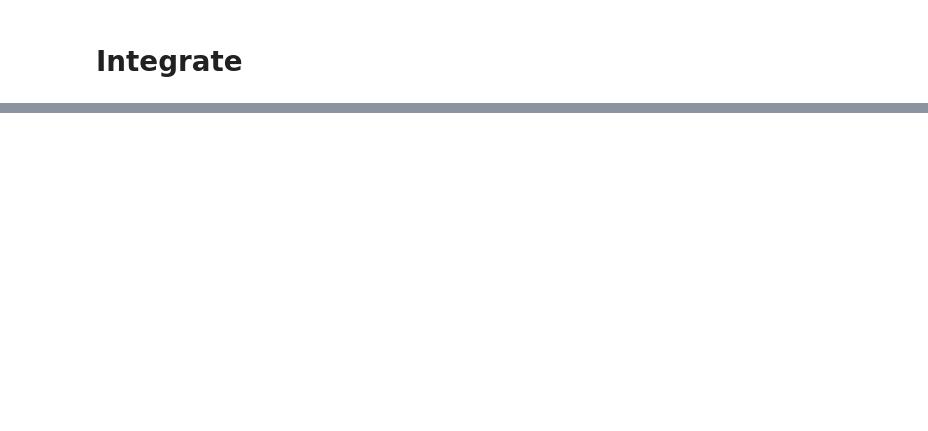
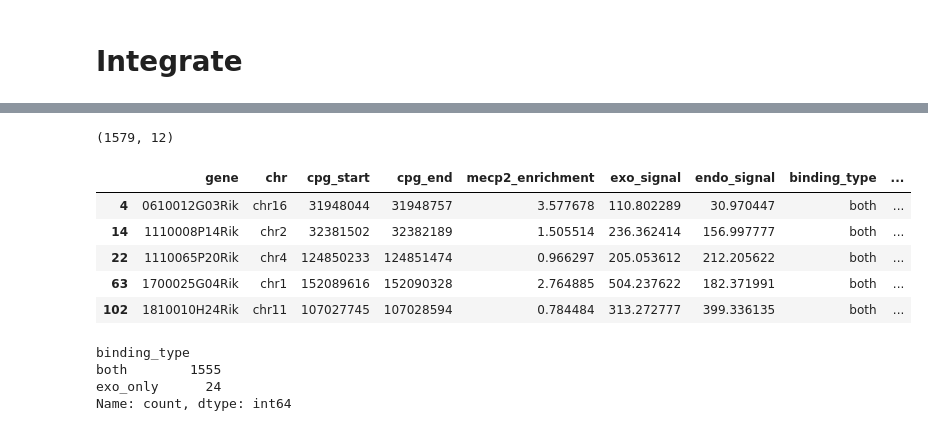
Before and after one commit to michal7kw/SRF_MeCP2_CUTandTAG, a Jupyter notebook: iterative_alternative/analyze_mecp2_cpg_enrichment/analyze_cpg_enrichment.ipynb, the cells around one changed output, grey strips where cells are left out. Drawn from its saved outputs; the diff is of its cells as text; code cells hidden in the pictures; blank space fills up the shorter version.

```diff
--- a/iterative_alternative/analyze_mecp2_cpg_enrichment/analyze_cpg_enrichment.ipynb
+++ b/iterative_alternative/analyze_mecp2_cpg_enrichment/analyze_cpg_enrichment.ipynb
@@ -189,0 +243,19 @@ df.head()
+# %%
+df = df[df['baseMean'].isna() == False]
+print(df.shape)
+df.head()
+# %% [output]
+(1579, 12)
+|  | gene | chr | cpg_start | cpg_end | mecp2_enrichment | exo_signal | endo_signal | binding_type | ... |
+| 4 | 0610012G03Rik | chr16 | 31948044 | 31948757 | 3.577678 | 110.802289 | 30.970447 | both | ... |
+| 14 | 1110008P14Rik | chr2 | 32381502 | 32382189 | 1.505514 | 236.362414 | 156.997777 | both | ... |
+| 22 | 1110065P20Rik | chr4 | 124850233 | 124851474 | 0.966297 | 205.053612 | 212.205622 | both | ... |
+| 63 | 1700025G04Rik | chr1 | 152089616 | 152090328 | 2.764885 | 504.237622 | 182.371991 | both | ... |
+| 102 | 1810010H24Rik | chr11 | 107027745 | 107028594 | 0.784484 | 313.272777 | 399.336135 | both | ... |
+# %%
+df.binding_type.value_counts()
+# %% [output]
+binding_type
+both        1555
+exo_only      24
+Name: count, dtype: int64
```
Also changed, not shown: parts of 15 cells of this notebook, 14 other files.
